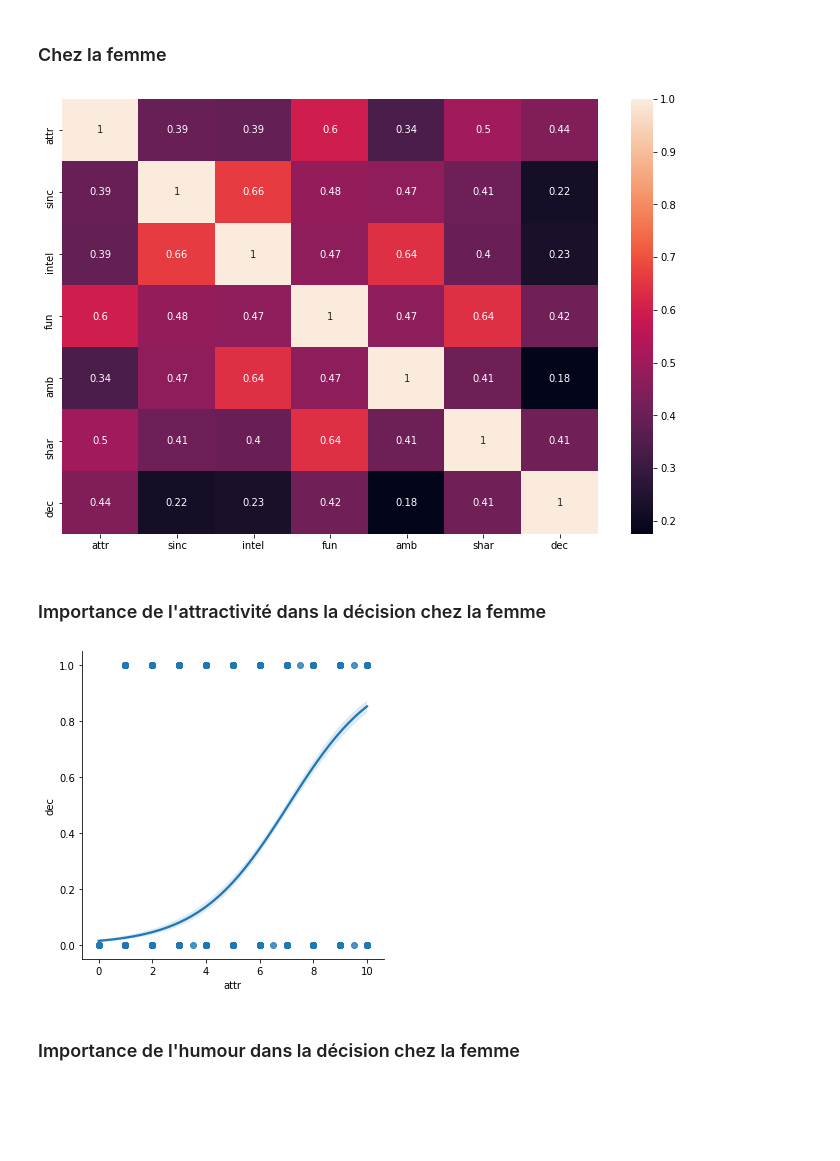
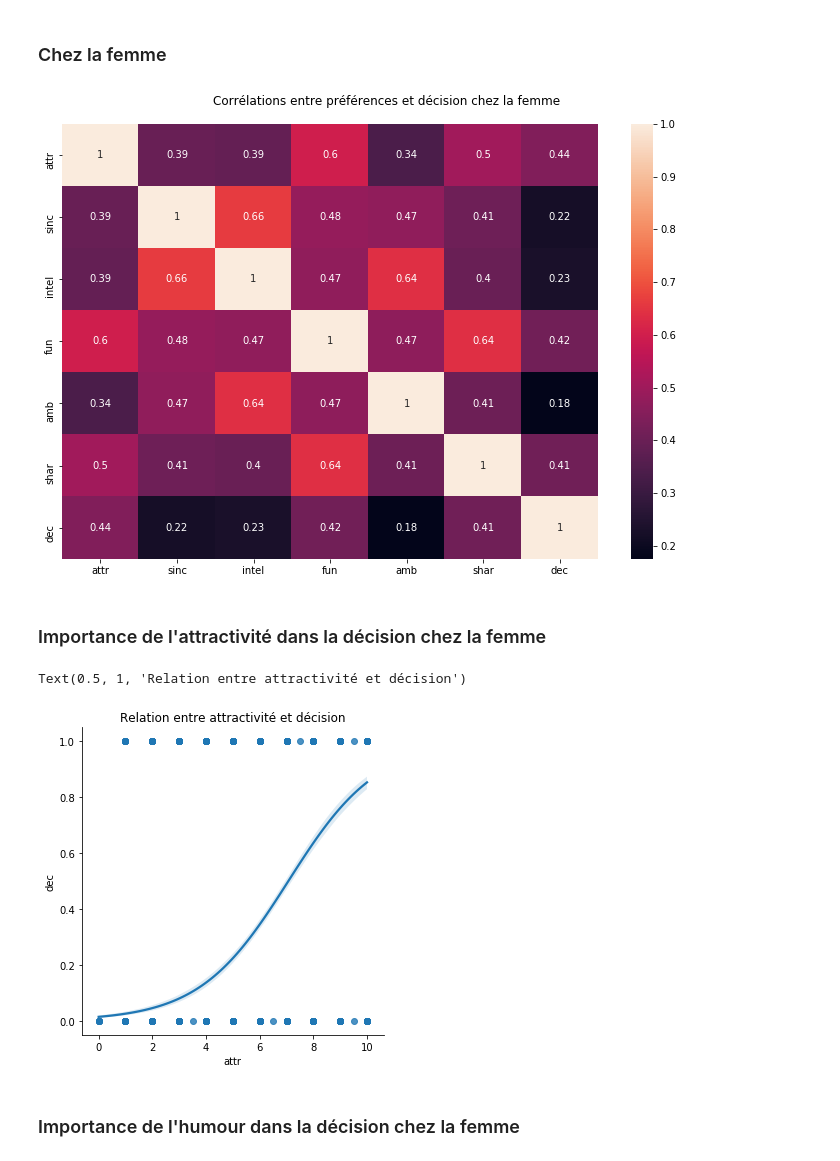
Before and after one commit to thefifthagreement/jedha-fs-s2-project, a Jupyter notebook: speed dating exploration.ipynb, the cells around one changed output. Cells and saved outputs as stored; diff of their text form; code cells hidden in the pictures; blank space fills up the shorter version.

```diff
--- a/speed dating exploration.ipynb
+++ b/speed dating exploration.ipynb
@@ -278,19 +346,26 @@ Il existe quand même chez les deux genres des outliers en partie basse même en
 ### Chez la femme
 # %%
 # quels sont les critères les plus importants pour une décision positive chez les femmes
+
 pref = self_partner_rating[:6]
 data = df.query("gender == 0")[pref + ["dec"]]
 corr = data.corr()
-plt.figure(figsize=(12, 8))
-sns.heatmap(corr, annot=True);
+
+fig , ax = plt.subplots(figsize=(12, 8))
+sns.heatmap(corr, annot=True, ax=ax);
+plt.suptitle("Corrélations entre préférences et décision chez la femme", x=0.5, y=0.93)
+plt.show()
+fig.savefig('corr_pref_dec_femme_sns.png', transparent=False, dpi=80, bbox_inches="tight")
 # %% [output]
-[figure, old version]
+[figure, new version]
 # %% [markdown]
 ### Importance de l'attractivité dans la décision chez la femme
 # %%
 sns.lmplot(data=data, x = pref[0], y = "dec", logistic=True);
+plt.title("Relation entre attractivité et décision")
 # %% [output]
+Text(0.5, 1, 'Relation entre attractivité et décision')
-[figure, old version]
+[figure, new version]
 # %% [markdown]
 ### Importance de l'humour dans la décision chez la femme
 # %%
```
Also changed, not shown: parts of 32 cells of this notebook, 15 other files.
